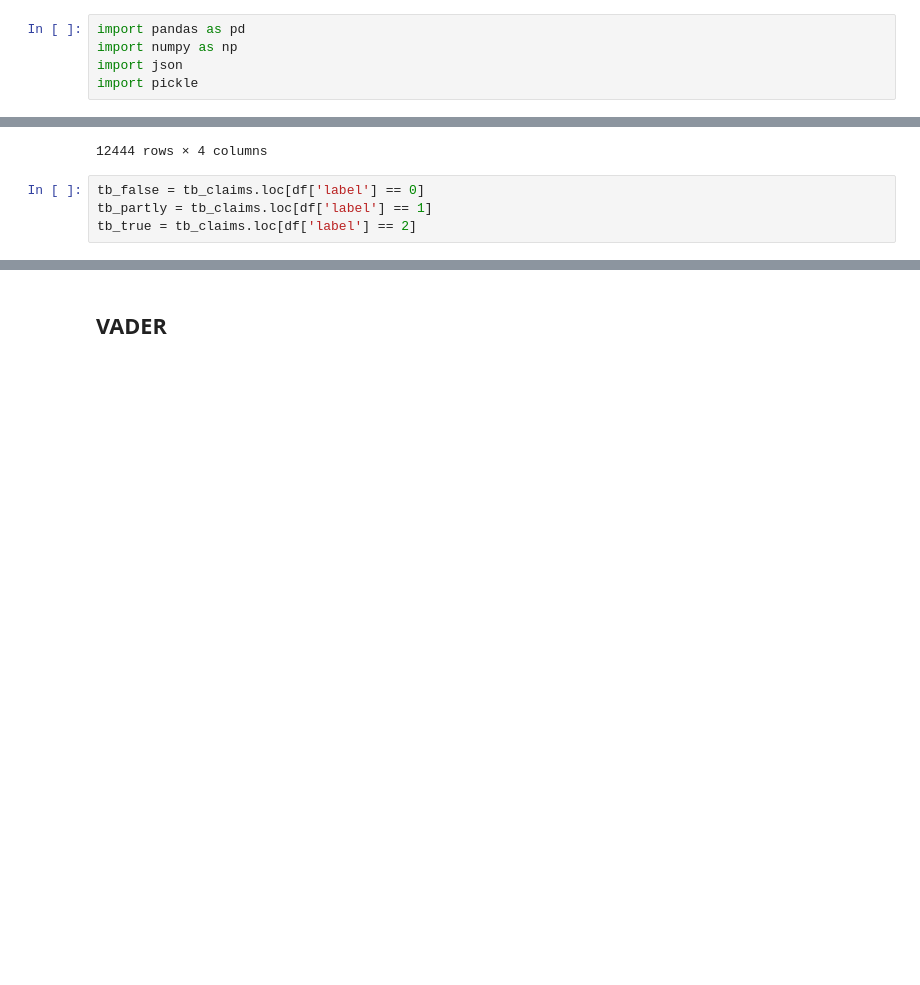
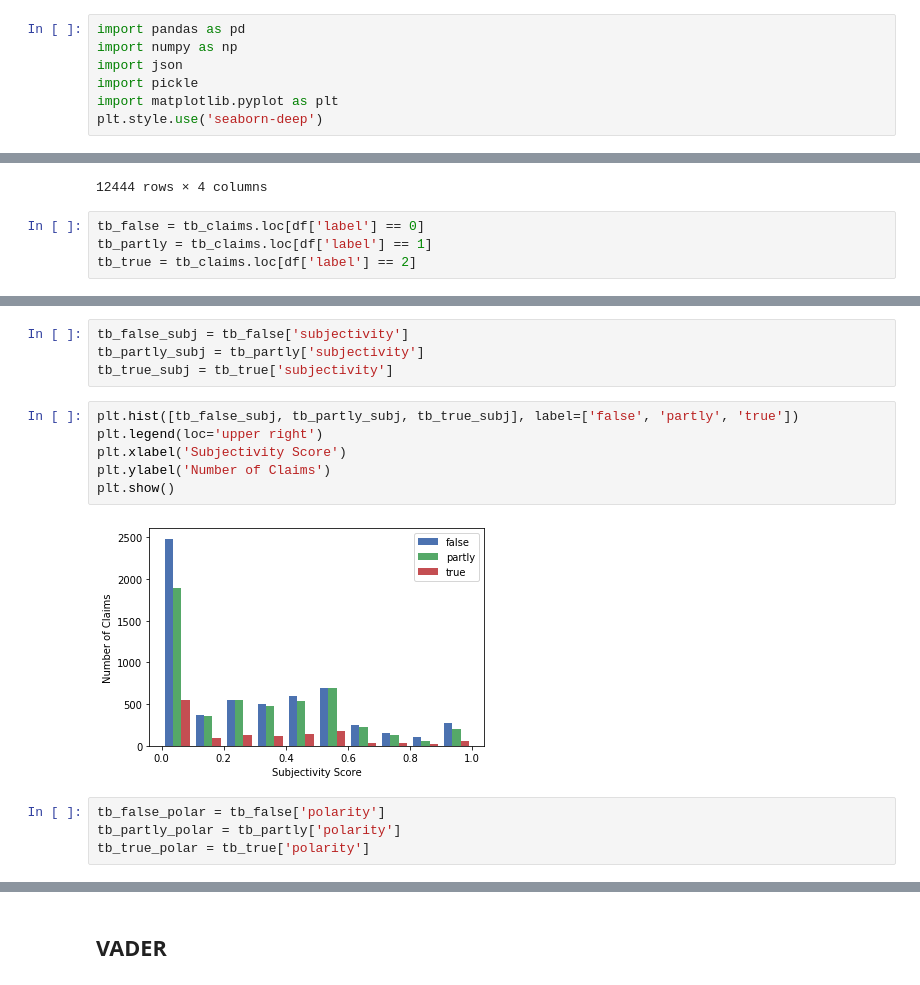
Before and after one commit to atol/fake-news-ai, a Jupyter notebook: notebooks/sentiment_analysis.ipynb, the cells around one changed output, grey strips where cells are left out. Saved outputs shown, nothing was run; the diff lists cells and outputs as text; blank space fills up the shorter version.

Commit message:
Update sentiment analysis plots

```diff
--- a/notebooks/sentiment_analysis.ipynb
+++ b/notebooks/sentiment_analysis.ipynb
@@ -5,6 +5,8 @@ import pandas as pd
 import numpy as np
 import json
 import pickle
+import matplotlib.pyplot as plt
+plt.style.use('seaborn-deep')
 # %% [markdown]
 # Load training data
 # %%
@@ -412,0 +86,16 @@ array([[<matplotlib.axes._subplots.AxesSubplot object at 0x...>]],
+# %%
+tb_false_subj = tb_false['subjectivity']
+tb_partly_subj = tb_partly['subjectivity']
+tb_true_subj = tb_true['subjectivity']
+# %%
+plt.hist([tb_false_subj, tb_partly_subj, tb_true_subj], label=['false', 'partly', 'true'])
+plt.legend(loc='upper right')
+plt.xlabel('Subjectivity Score')
+plt.ylabel('Number of Claims')
+plt.show()
+# %% [output]
+[figure, added]
+# %%
+tb_false_polar = tb_false['polarity']
+tb_partly_polar = tb_partly['polarity']
+tb_true_polar = tb_true['polarity']
```
Also changed, not shown: parts of 60 cells of this notebook.
